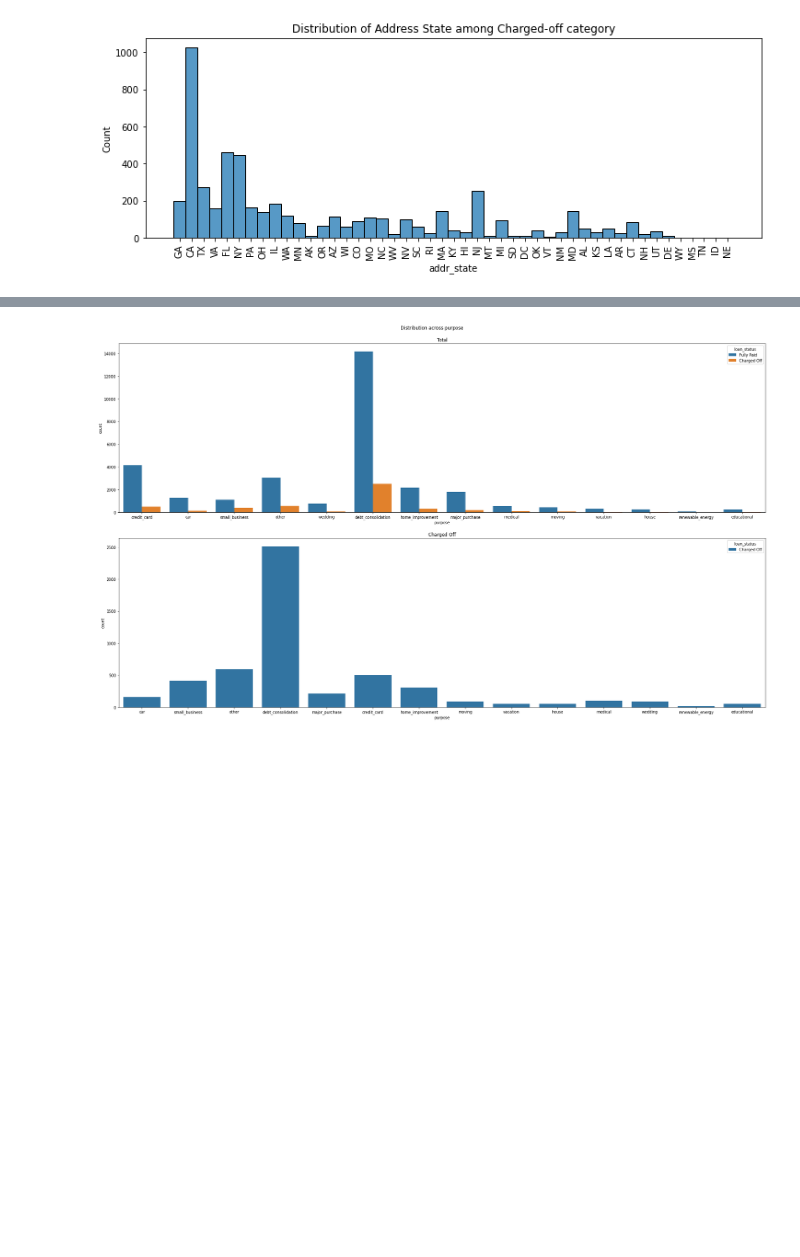
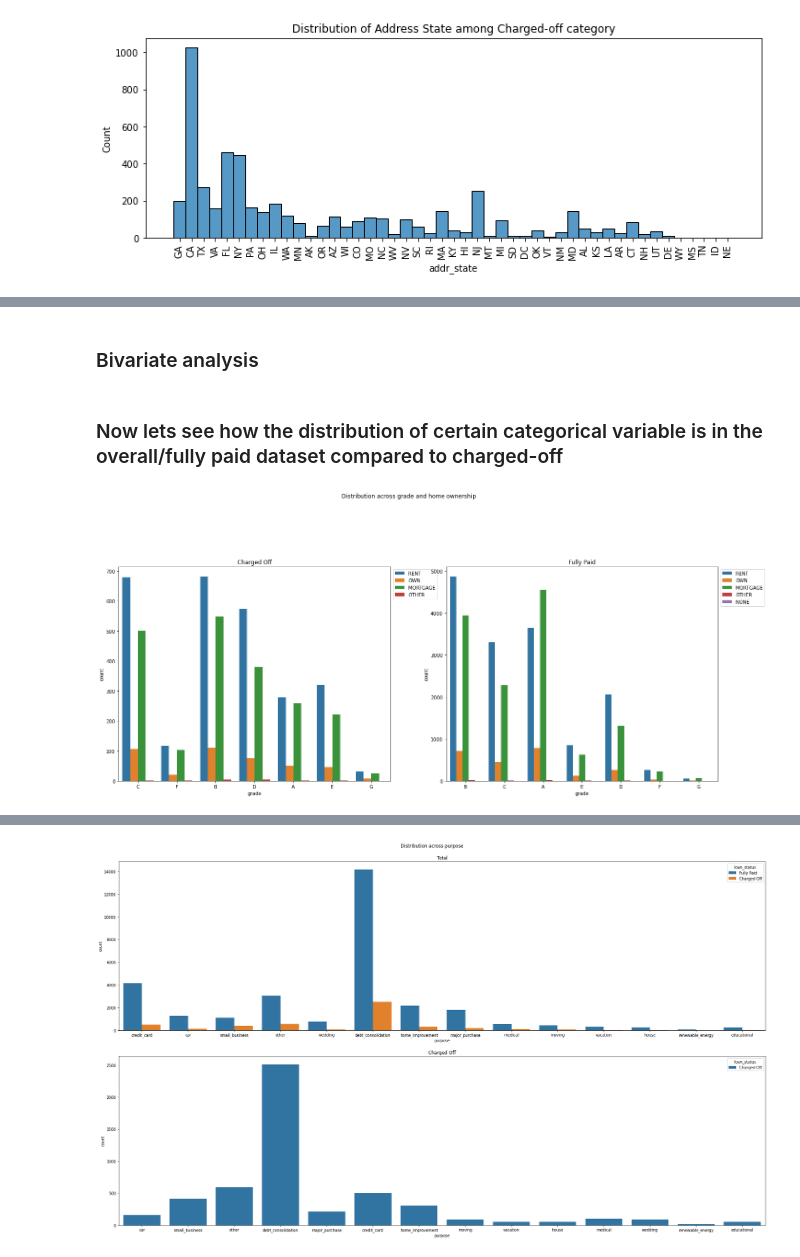
Before and after one commit to vighu0710/LendingClubCaseStudy, a Jupyter notebook: Lending Club Case Study.ipynb, the cells around one changed output, grey strips where cells are left out. Saved outputs shown, nothing was run; the diff lists cells and outputs as text; code cells hidden in the pictures; blank space fills up the shorter version.

Commit message:
added some uni and bi analysis

```diff
--- a/Lending Club Case Study.ipynb
+++ b/Lending Club Case Study.ipynb
@@ -855,2 +872,31 @@ plt.show()
+# %% [markdown]
+### Bivariate analysis
+# %% [markdown]
+### Now lets see how the distribution of certain categorical variable is in the overall/fully paid dataset compared to charged-off
+# %%
+# Grade and home ownership
+
+fig, axs = plt.subplots(1,2,figsize=(20,10))
+fig.suptitle("Distribution across grade and home ownership")
+sns.countplot(chargedOffLoanDF["grade"],hue=chargedOffLoanDF["home_ownership"], ax = axs[0])
+sns.countplot(PaidLoanDF["grade"],hue=PaidLoanDF["home_ownership"], ax = axs[1])
+axs[0].title.set_text("Charged Off")
+axs[1].title.set_text("Fully Paid")
+fig.tight_layout(pad=7.0)
+axs[0].legend(bbox_to_anchor=(1, 1), loc=2)
+axs[1].legend(bbox_to_anchor=(1, 1), loc=2)
+fig.show()
+
+#Observation
+
+# The C Category borrowers have high rate of defaulting across all home ownership,
+# since if compared with A & B in fullypaid, C is less, but in charged off compared to A & B, C has more defaulters
+
+# In all grades Rented borrowers tend to default more
+
+# Another interesting observation is that in the fully paid section only A grade borrowers have
+# higher peak in home ownership Mortgage
+# %% [output]
+[figure, added]
 # %%
 # Distribution across grade
```
Also changed, not shown: parts of 85 cells of this notebook.
